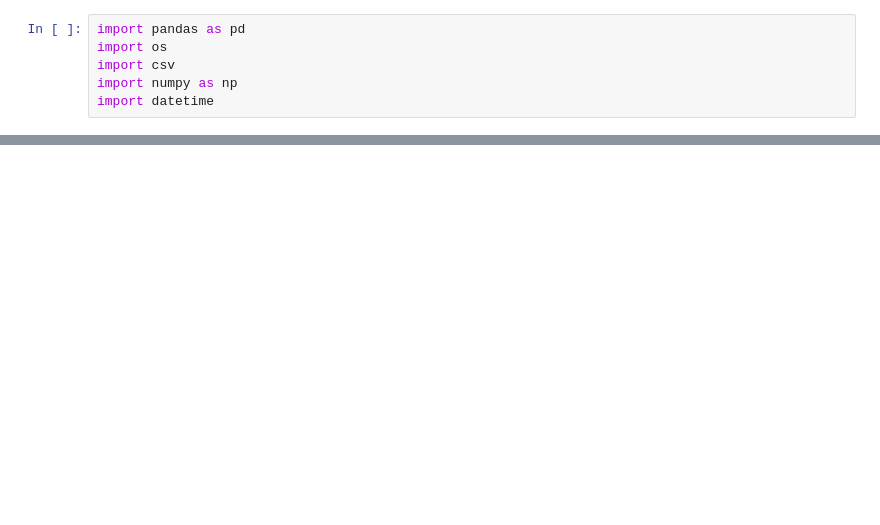
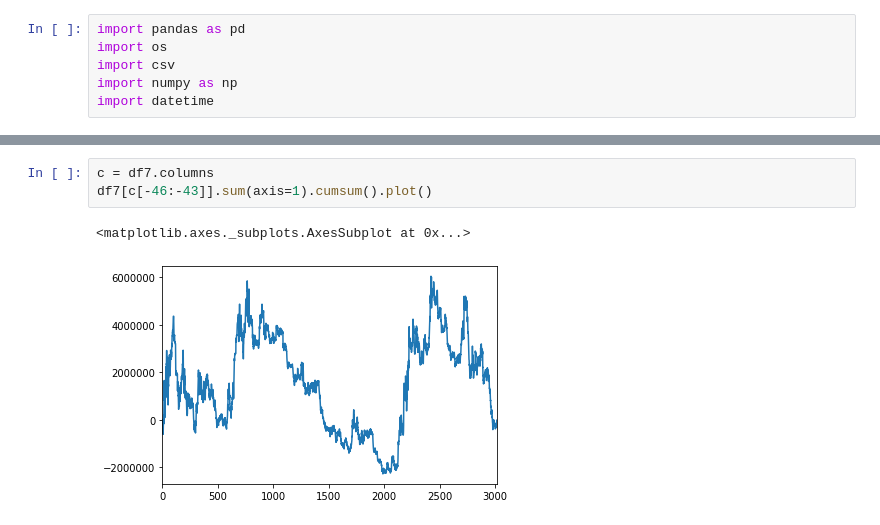
Before and after one commit to 1900sala/boosting, a Jupyter notebook: marginal_pnl.ipynb, the cells around one changed output, grey strips where cells are left out. Saved outputs shown, nothing was run; the diff lists cells and outputs as text; blank space fills up the shorter version.

```diff
--- a/marginal_pnl.ipynb
+++ b/marginal_pnl.ipynb
@@ -182,0 +109,6 @@ order_col = ['txn_id','order_id','order_sys_id','instrument_id','trade_symbol','
+# %%
+c = df7.columns
+df7[c[-46:-43]].sum(axis=1).cumsum().plot()
+# %% [output]
+<matplotlib.axes._subplots.AxesSubplot at 0x...>
+[figure, added]
```
Also changed, not shown: parts of 31 cells of this notebook, 3 other files.
